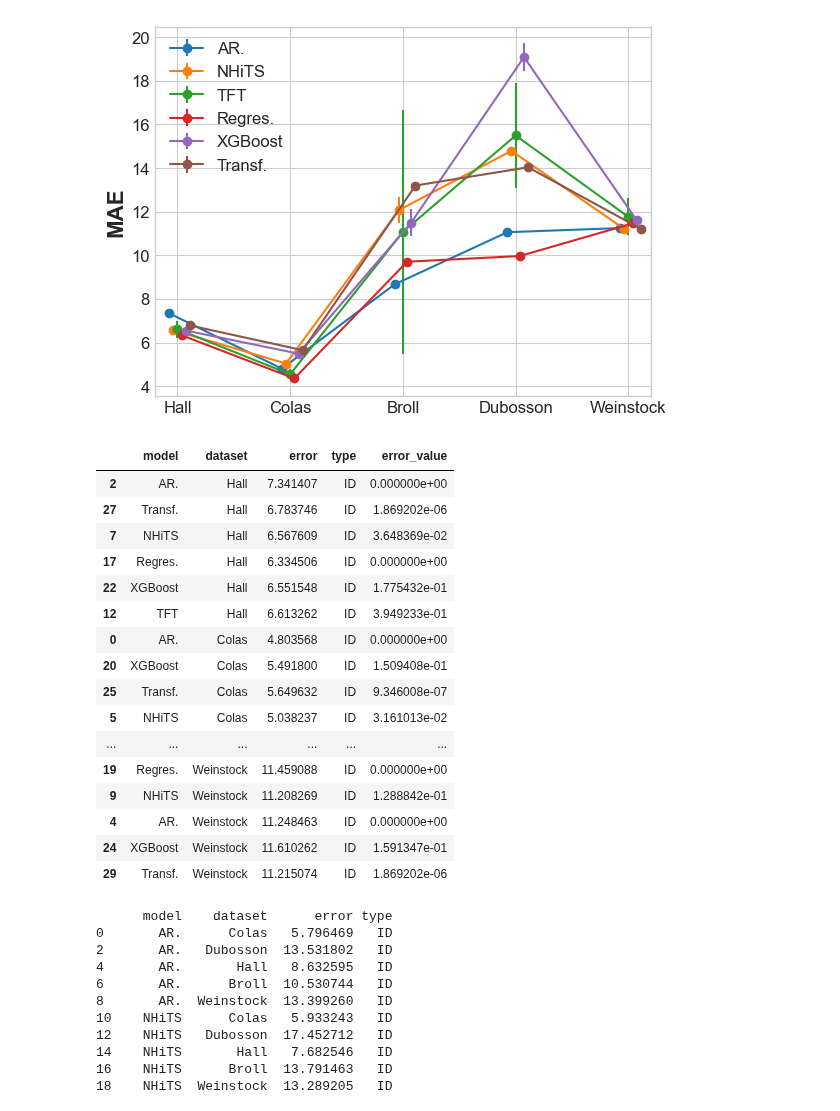
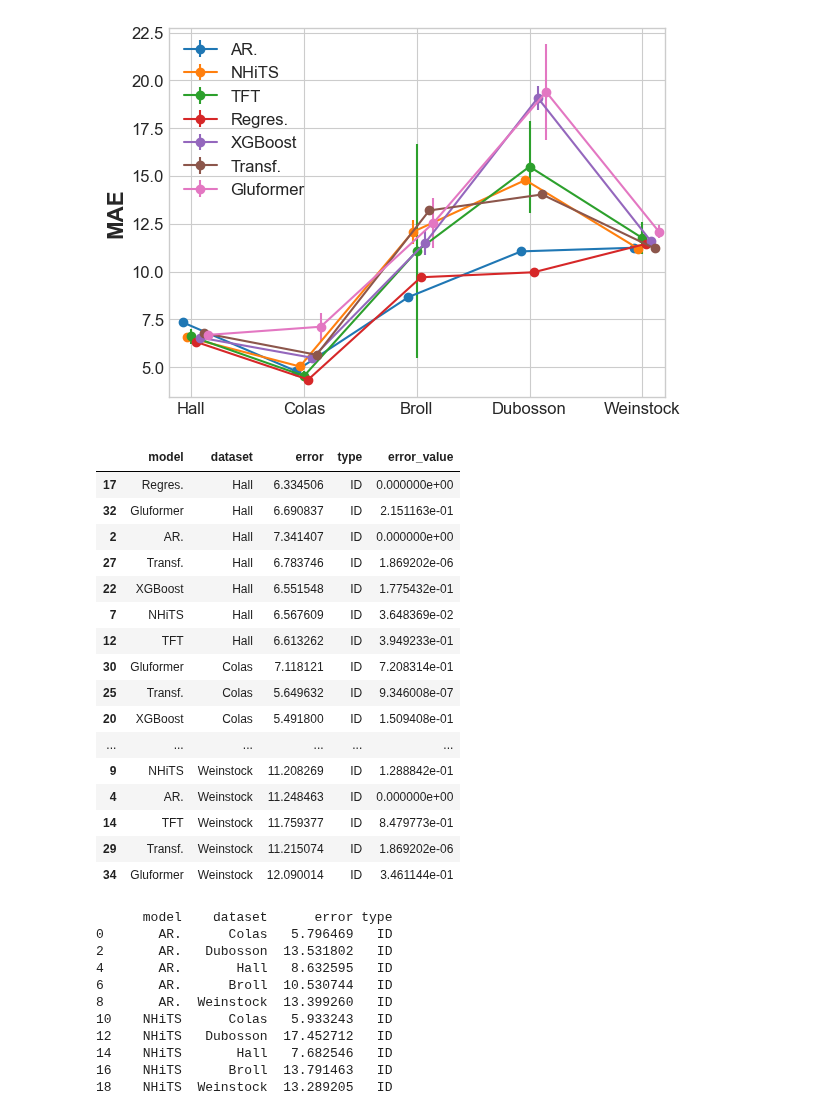
Before and after one commit to IrinaStatsLab/GlucoBench, a Jupyter notebook: presentation/njf-plots.ipynb, the cells around one changed output. Saved outputs shown, nothing was run; the diff lists cells and outputs as text; code cells hidden in the pictures.

```diff
--- a/presentation/njf-plots.ipynb
+++ b/presentation/njf-plots.ipynb
@@ -72,7 +72,7 @@ def get_tables(is_covariates, models, datasets, time_steps):
 
     return df_rmse, df_mae, df_likelihood, df_calibration, error_bars
 
-models = ['arima', 'nhits', 'tft', 'linreg', 'xgboost', 'transformer', 'gluformer']
+models = ['arima', 'nhits', 'tft', 'linreg', 'xgboost', 'transformer', 'gluformer', "latentode"]
 datasets = ['weinstock', 'dubosson', 'colas', 'iglu', 'hall']
 time_steps = 12
 
@@ -107,8 +107,8 @@ def rename_data(df):
         'linreg': 'Regres.',
         'xgboost': 'XGBoost',
         'transformer': 'Transf.',
-        'gluformer': 'Gluf', # TODO: update
-        'latentode': 'Latent ODE', # TODO: update
+        'gluformer': 'Gluformer', # TODO: update
+        'latentode': 'L-ODE', # TODO: update
         'colas': 'Colas',
         'dubosson': 'Dubosson',
         'hall': 'Hall',
@@ -191,52 +193,52 @@ temp_df = pd.merge(temp_df, error_bars_nocov[["model", "dataset", "type","error_
 df_nocov = temp_df.sort_values(by="dataset", key= lambda x: x.map({val: key for key, val in list(enumerate(order))}))
 
 import matplotlib as mpl
 import matplotlib.transforms as transforms
 
 mpl.rcParams['font.family'] = 'Arial'
 
 offset = lambda p: transforms.ScaledTranslation(p/72.,0, plt.gcf().dpi_scale_trans)
 trans = plt.gca().transData
 
-for i, m in enumerate(["AR.", "NHiTS", "TFT", "Regres.", "XGBoost", "Transf."]): # TODO: update w/ gluformer
+for i, m in enumerate(["AR.", "NHiTS", "TFT", "Regres.", "XGBoost", "Transf.", "Gluformer"]): # TODO: update w/ gluformer
     df = df_nocov[df_nocov["model"] == m]
     plt.errorbar(
         df["dataset"],
         df["error"],
         xerr=None,
         yerr=df["error_value"],
         label=m,
         markersize=6,
         fmt="-o",
         transform = trans+offset((i-2)*3)
     )
 
 plt.ylabel("MAE", fontsize=16, fontweight="bold")
 plt.xticks(fontsize=12)
 plt.yticks(fontsize=12)
 
 plt.legend(prop={'size': 12})
 plt.show()
 df_nocov
 # %% [output]
-[figure, old version]
+[figure, new version]
 |  | model | dataset | error | type | error_value |
+| 17 | Regres. | Hall | 6.334506 | ID | 0.000000e+00 |
+| 32 | Gluformer | Hall | 6.690837 | ID | 2.151163e-01 |
 | 2 | AR. | Hall | 7.341407 | ID | 0.000000e+00 |
 | 27 | Transf. | Hall | 6.783746 | ID | 1.869202e-06 |
+| 22 | XGBoost | Hall | 6.551548 | ID | 1.775432e-01 |
 | 7 | NHiTS | Hall | 6.567609 | ID | 3.648369e-02 |
-| 17 | Regres. | Hall | 6.334506 | ID | 0.000000e+00 |
-| 22 | XGBoost | Hall | 6.551548 | ID | 1.775432e-01 |
 | 12 | TFT | Hall | 6.613262 | ID | 3.949233e-01 |
-| 0 | AR. | Colas | 4.803568 | ID | 0.000000e+00 |
+| 30 | Gluformer | Colas | 7.118121 | ID | 7.208314e-01 |
+| 25 | Transf. | Colas | 5.649632 | ID | 9.346008e-07 |
 | 20 | XGBoost | Colas | 5.491800 | ID | 1.509408e-01 |
-| 25 | Transf. | Colas | 5.649632 | ID | 9.346008e-07 |
-| 5 | NHiTS | Colas | 5.038237 | ID | 3.161013e-02 |
 | ... | ... | ... | ... | ... | ... |
-| 19 | Regres. | Weinstock | 11.459088 | ID | 0.000000e+00 |
 | 9 | NHiTS | Weinstock | 11.208269 | ID | 1.288842e-01 |
 | 4 | AR. | Weinstock | 11.248463 | ID | 0.000000e+00 |
-| 24 | XGBoost | Weinstock | 11.610262 | ID | 1.591347e-01 |
+| 14 | TFT | Weinstock | 11.759377 | ID | 8.479773e-01 |
 | 29 | Transf. | Weinstock | 11.215074 | ID | 1.869202e-06 |
+| 34 | Gluformer | Weinstock | 12.090014 | ID | 3.461144e-01 |
 # %%
 # 3. LOTS OF PLOTS
 
```
Also changed, not shown: parts of 2 cells of this notebook, 1 other file.
